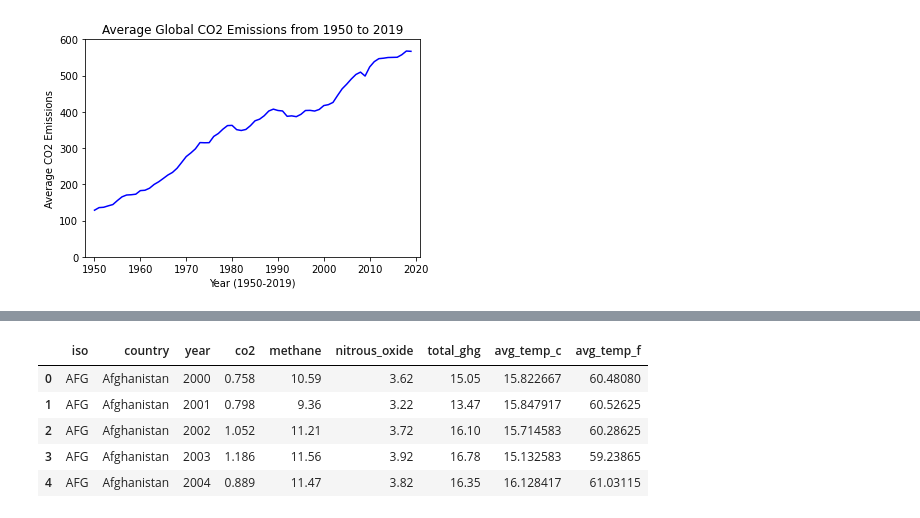
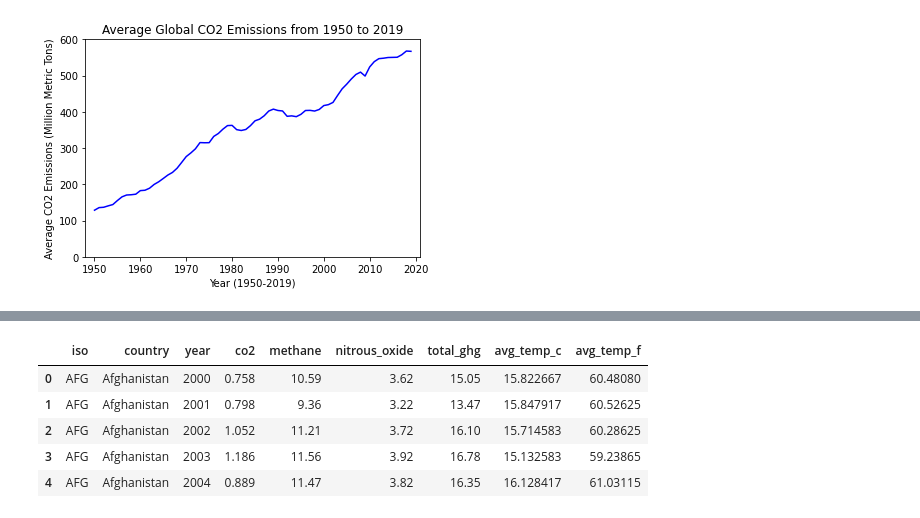
Before and after one commit to moriahtaylor1/climate-change-analysis, a Jupyter notebook: Emissions_Q2.ipynb, the cells around one changed output, grey strips where cells are left out. Cells and saved outputs as stored; diff of their text form; code cells hidden in the pictures.

```diff
--- a/Emissions_Q2.ipynb
+++ b/Emissions_Q2.ipynb
@@ -16,21 +16,23 @@ cleaned_filtered_df = cleaned_df[cleaned_df['year'] >= 1950]
 # %%
 ## Global CO2 average per year
 
 # Group dataframe by year
 grouped_global_df = cleaned_filtered_df.groupby(["year"])
 
 # Calculate the global average CO2 per year
 avg_global_co2 = grouped_global_df["co2"].mean()
 
 # Generate and format line graph
 x_axis = np.arange(1950, 2020, 1)
 co2_plot = plt.plot(x_axis, avg_global_co2, color="blue", label="CO2" )
 plt.title("Average Global CO2 Emissions from 1950 to 2019")
 plt.xlabel("Year (1950-2019)")
-plt.ylabel("Average CO2 Emissions")
+plt.ylabel("Average CO2 Emissions (Million Metric Tons)")
 plt.xlim(1948, 2021)
 plt.ylim(0, 600)
+
+plt.savefig("Images/AvgGlobalCO2.png")
 plt.show()
 # %% [output]
-[figure, old version]
+[figure, new version]
 # %%
```
Also changed, not shown: parts of 3 cells of this notebook, 3 other files.
